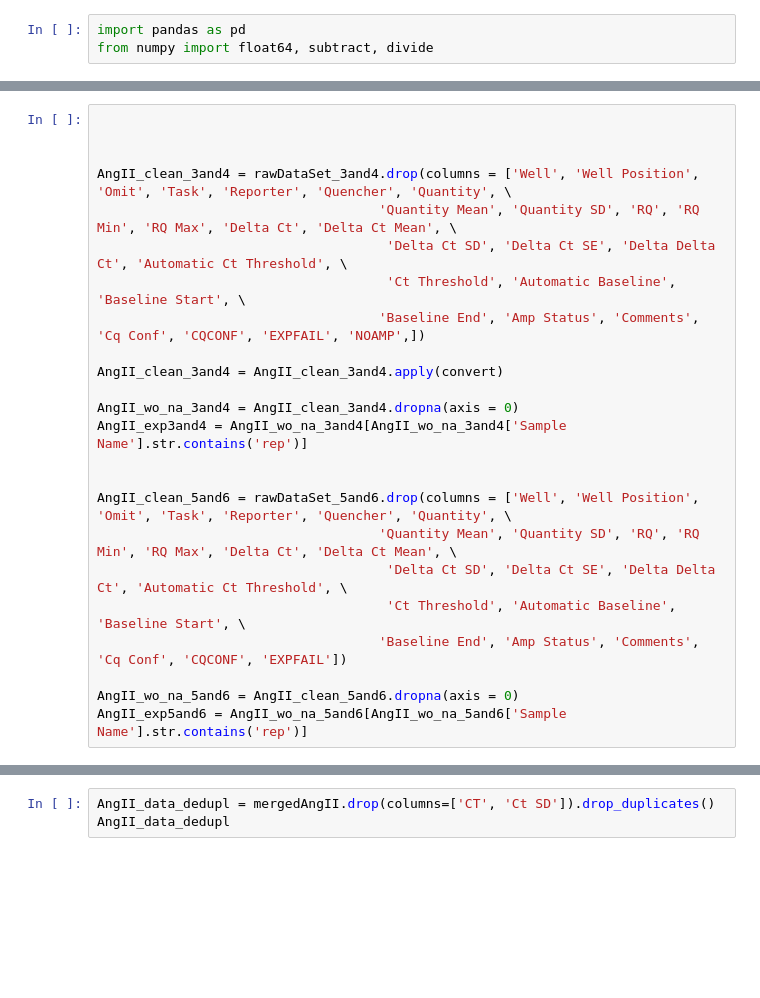
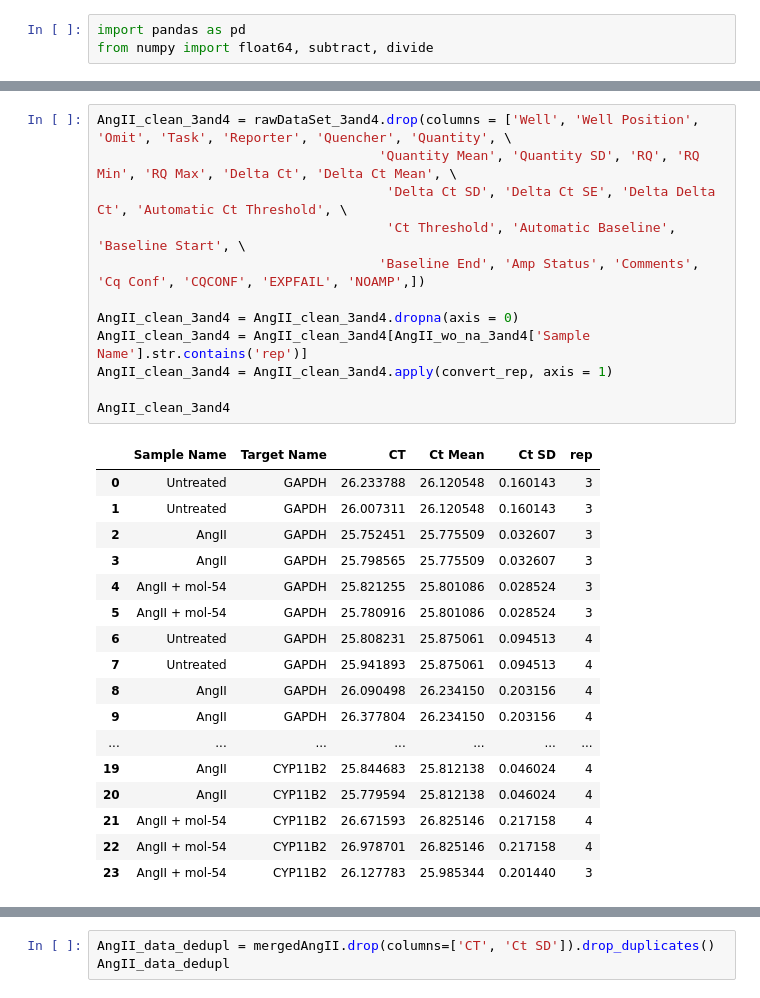
Before and after one commit to Sanas-m/molecule-54, a Jupyter notebook: AngII-stim/results/all-replicates.ipynb, the cells around one changed output, grey strips where cells are left out. Cells and saved outputs as stored; diff of their text form; blank space fills up the shorter version.

```diff
--- a/AngII-stim/results/all-replicates.ipynb
+++ b/AngII-stim/results/all-replicates.ipynb
@@ -53,27 +49,3 @@ AngII_wo_na_2
 | 45 | AngII | CYP11B2 | 27.364628 | 27.335764 | 0.040820 | 2 |
 | 46 | AngII + mol-54 | CYP11B2 | 28.065977 | 28.031193 | 0.049194 | 2 |
 | 47 | AngII + mol-54 | CYP11B2 | 27.996407 | 28.031193 | 0.049194 | 2 |
-# %%
-
-
-
-AngII_clean_3and4 = rawDataSet_3and4.drop(columns = ['Well', 'Well Position', 'Omit', 'Task', 'Reporter', 'Quencher', 'Quantity', \
-                                    'Quantity Mean', 'Quantity SD', 'RQ', 'RQ Min', 'RQ Max', 'Delta Ct', 'Delta Ct Mean', \
-                                     'Delta Ct SD', 'Delta Ct SE', 'Delta Delta Ct', 'Automatic Ct Threshold', \
-                                     'Ct Threshold', 'Automatic Baseline', 'Baseline Start', \
-                                    'Baseline End', 'Amp Status', 'Comments', 'Cq Conf', 'CQCONF', 'EXPFAIL', 'NOAMP',])
-
-AngII_clean_3and4 = AngII_clean_3and4.apply(convert)
-
-AngII_wo_na_3and4 = AngII_clean_3and4.dropna(axis = 0)
-AngII_exp3and4 = AngII_wo_na_3and4[AngII_wo_na_3and4['Sample Name'].str.contains('rep')]
-
-
-AngII_clean_5and6 = rawDataSet_5and6.drop(columns = ['Well', 'Well Position', 'Omit', 'Task', 'Reporter', 'Quencher', 'Quantity', \
-                                    'Quantity Mean', 'Quantity SD', 'RQ', 'RQ Min', 'RQ Max', 'Delta Ct', 'Delta Ct Mean', \
-                                     'Delta Ct SD', 'Delta Ct SE', 'Delta Delta Ct', 'Automatic Ct Threshold', \
-                                     'Ct Threshold', 'Automatic Baseline', 'Baseline Start', \
-                                    'Baseline End', 'Amp Status', 'Comments', 'Cq Conf', 'CQCONF', 'EXPFAIL'])
-
-AngII_wo_na_5and6 = AngII_clean_5and6.dropna(axis = 0)
-AngII_exp5and6 = AngII_wo_na_5and6[AngII_wo_na_5and6['Sample Name'].str.contains('rep')]
@@ -103,0 +52,30 @@ mergedAngII
+# %%
+AngII_clean_3and4 = rawDataSet_3and4.drop(columns = ['Well', 'Well Position', 'Omit', 'Task', 'Reporter', 'Quencher', 'Quantity', \
+                                    'Quantity Mean', 'Quantity SD', 'RQ', 'RQ Min', 'RQ Max', 'Delta Ct', 'Delta Ct Mean', \
+                                     'Delta Ct SD', 'Delta Ct SE', 'Delta Delta Ct', 'Automatic Ct Threshold', \
+                                     'Ct Threshold', 'Automatic Baseline', 'Baseline Start', \
+                                    'Baseline End', 'Amp Status', 'Comments', 'Cq Conf', 'CQCONF', 'EXPFAIL', 'NOAMP',])
+
+AngII_clean_3and4 = AngII_clean_3and4.dropna(axis = 0)
+AngII_clean_3and4 = AngII_clean_3and4[AngII_wo_na_3and4['Sample Name'].str.contains('rep')]
+AngII_clean_3and4 = AngII_clean_3and4.apply(convert_rep, axis = 1)
+
+AngII_clean_3and4
+# %% [output]
+|  | Sample Name | Target Name | CT | Ct Mean | Ct SD | rep |
+| 0 | Untreated | GAPDH | 26.233788 | 26.120548 | 0.160143 | 3 |
+| 1 | Untreated | GAPDH | 26.007311 | 26.120548 | 0.160143 | 3 |
+| 2 | AngII | GAPDH | 25.752451 | 25.775509 | 0.032607 | 3 |
+| 3 | AngII | GAPDH | 25.798565 | 25.775509 | 0.032607 | 3 |
+| 4 | AngII + mol-54 | GAPDH | 25.821255 | 25.801086 | 0.028524 | 3 |
+| 5 | AngII + mol-54 | GAPDH | 25.780916 | 25.801086 | 0.028524 | 3 |
+| 6 | Untreated | GAPDH | 25.808231 | 25.875061 | 0.094513 | 4 |
+| 7 | Untreated | GAPDH | 25.941893 | 25.875061 | 0.094513 | 4 |
+| 8 | AngII | GAPDH | 26.090498 | 26.234150 | 0.203156 | 4 |
+| 9 | AngII | GAPDH | 26.377804 | 26.234150 | 0.203156 | 4 |
+| ... | ... | ... | ... | ... | ... | ... |
+| 19 | AngII | CYP11B2 | 25.844683 | 25.812138 | 0.046024 | 4 |
+| 20 | AngII | CYP11B2 | 25.779594 | 25.812138 | 0.046024 | 4 |
+| 21 | AngII + mol-54 | CYP11B2 | 26.671593 | 26.825146 | 0.217158 | 4 |
+| 22 | AngII + mol-54 | CYP11B2 | 26.978701 | 26.825146 | 0.217158 | 4 |
+| 23 | AngII + mol-54 | CYP11B2 | 26.127783 | 25.985344 | 0.201440 | 3 |
```
Also changed, not shown: parts of 6 cells of this notebook.
